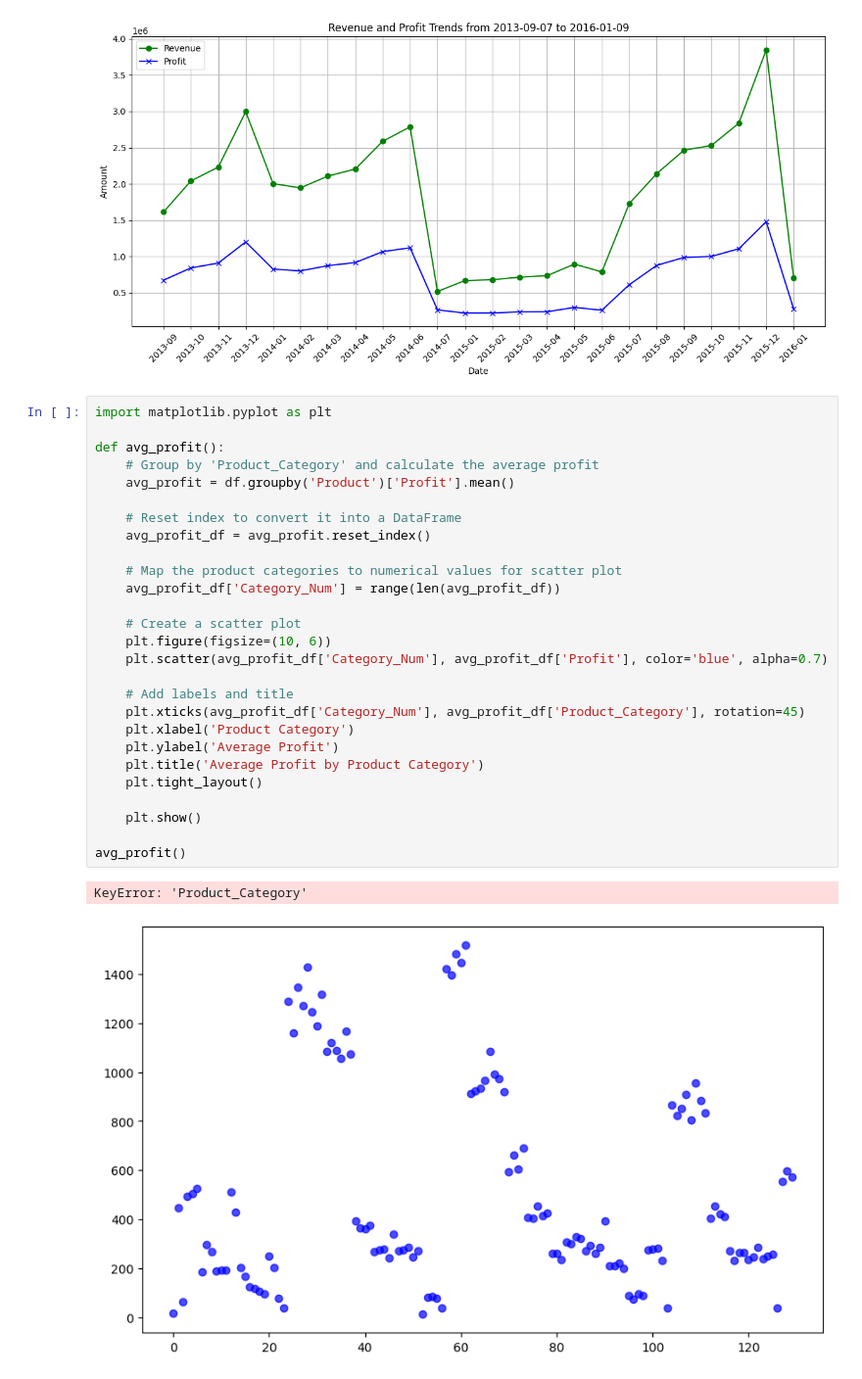
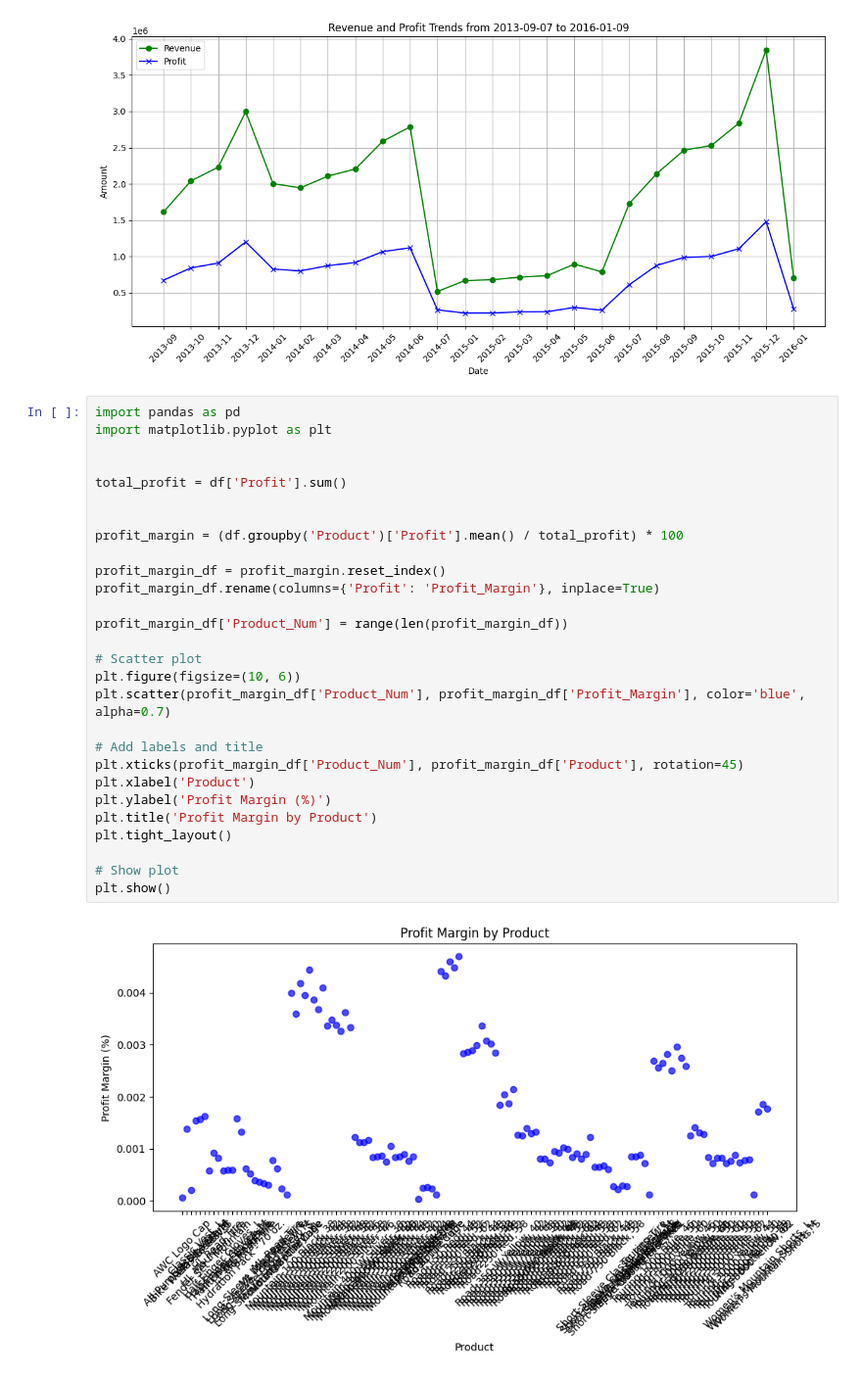
Before and after one commit to Ananthkrishnandayanithi/Entrans_task, a Jupyter notebook: AItask.ipynb, the cells around one changed output. Shown at 98% size. Cells and saved outputs as stored; diff of their text form.

```diff
--- a/AItask.ipynb
+++ b/AItask.ipynb
@@ -345,32 +345,32 @@ See the caveats in the documentation: https://pandas.pydata.org/pandas-docs/stab
   filtered_df['YearMonth'] = filtered_df['Date'].dt.to_period('M')
 [figure]
 # %%
+import pandas as pd
 import matplotlib.pyplot as plt
 
-def avg_profit():
-    # Group by 'Product_Category' and calculate the average profit
-    avg_profit = df.groupby('Product')['Profit'].mean()
 
-    # Reset index to convert it into a DataFrame
-    avg_profit_df = avg_profit.reset_index()
+total_profit = df['Profit'].sum()
 
-    # Map the product categories to numerical values for scatter plot
-    avg_profit_df['Category_Num'] = range(len(avg_profit_df))
 
-    # Create a scatter plot
-    plt.figure(figsize=(10, 6))
-    plt.scatter(avg_profit_df['Category_Num'], avg_profit_df['Profit'], color='blue', alpha=0.7)
+profit_margin = (df.groupby('Product')['Profit'].mean() / total_profit) * 100
 
-    # Add labels and title
-    plt.xticks(avg_profit_df['Category_Num'], avg_profit_df['Product_Category'], rotation=45)
-    plt.xlabel('Product Category')
-    plt.ylabel('Average Profit')
-    plt.title('Average Profit by Product Category')
-    plt.tight_layout()
+profit_margin_df = profit_margin.reset_index()
+profit_margin_df.rename(columns={'Profit': 'Profit_Margin'}, inplace=True)
 
-    plt.show()
+profit_margin_df['Product_Num'] = range(len(profit_margin_df))
 
-avg_profit()
+# Scatter plot
+plt.figure(figsize=(10, 6))
+plt.scatter(profit_margin_df['Product_Num'], profit_margin_df['Profit_Margin'], color='blue', alpha=0.7)
+
+# Add labels and title
+plt.xticks(profit_margin_df['Product_Num'], profit_margin_df['Product'], rotation=45)
+plt.xlabel('Product')
+plt.ylabel('Profit Margin (%)')
+plt.title('Profit Margin by Product')
+plt.tight_layout()
+
+# Show plot
+plt.show()
 # %% [output]
-KeyError: 'Product_Category'
-[figure, old version]
+[figure, new version]
```
Also changed, not shown: parts of 1 cell of this notebook.
